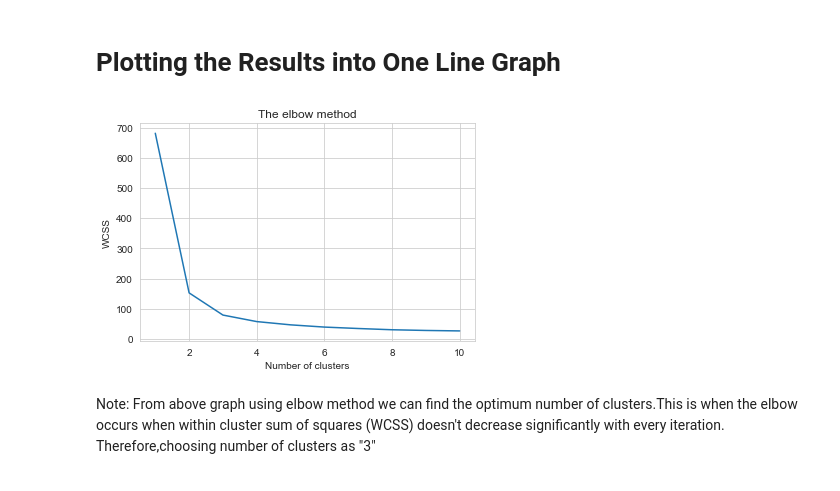
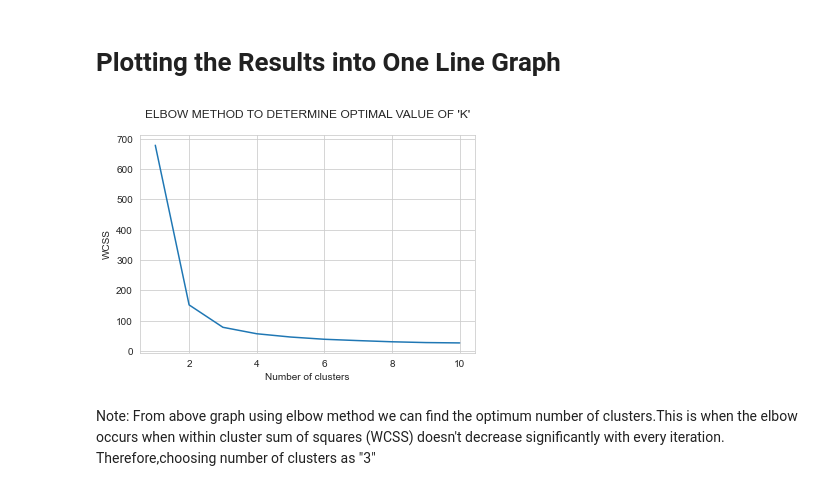
Before and after one commit to ShibbirAhmadCSE/Data-Science-and-Business-Analytics-Projects, a Jupyter notebook: Task-02 - Prediction using Unsupervised ML/DSBA Task-02.ipynb, the cells around one changed output. Drawn from its saved outputs; the diff is of its cells as text; code cells hidden in the pictures.

```diff
--- a/Task-02 - Prediction using Unsupervised ML/DSBA Task-02.ipynb
+++ b/Task-02 - Prediction using Unsupervised ML/DSBA Task-02.ipynb
@@ -35,0 +53,6 @@ iris.head()
+# %%
+#drop duplicate rows
+
+iris.drop_duplicates(inplace=True)
+
+iris.shape[0] #shows number of rows. similarly iris.shape[1] shows will show number of columns
@@ -51,12 +79,12 @@ for i in range(1, 11):
 # %%
 sns.set_style("whitegrid")
 plt.plot(range(1, 11), wcss)
-plt.title('The elbow method')
+plt.title("ELBOW METHOD TO DETERMINE OPTIMAL VALUE OF 'K'\n")
 plt.xlabel('Number of clusters')
 plt.ylabel('WCSS')
 plt.show()
 # %% [output]
-[figure, old version]
+[figure, new version]
 # %% [markdown]
 Note: From above graph using elbow method we can find the optimum number of clusters.This is when the elbow occurs when within cluster sum of squares (WCSS) doesn't decrease significantly with every iteration. Therefore,choosing number of clusters as "3"
 # %%
```
Also changed, not shown: parts of 8 cells of this notebook.
